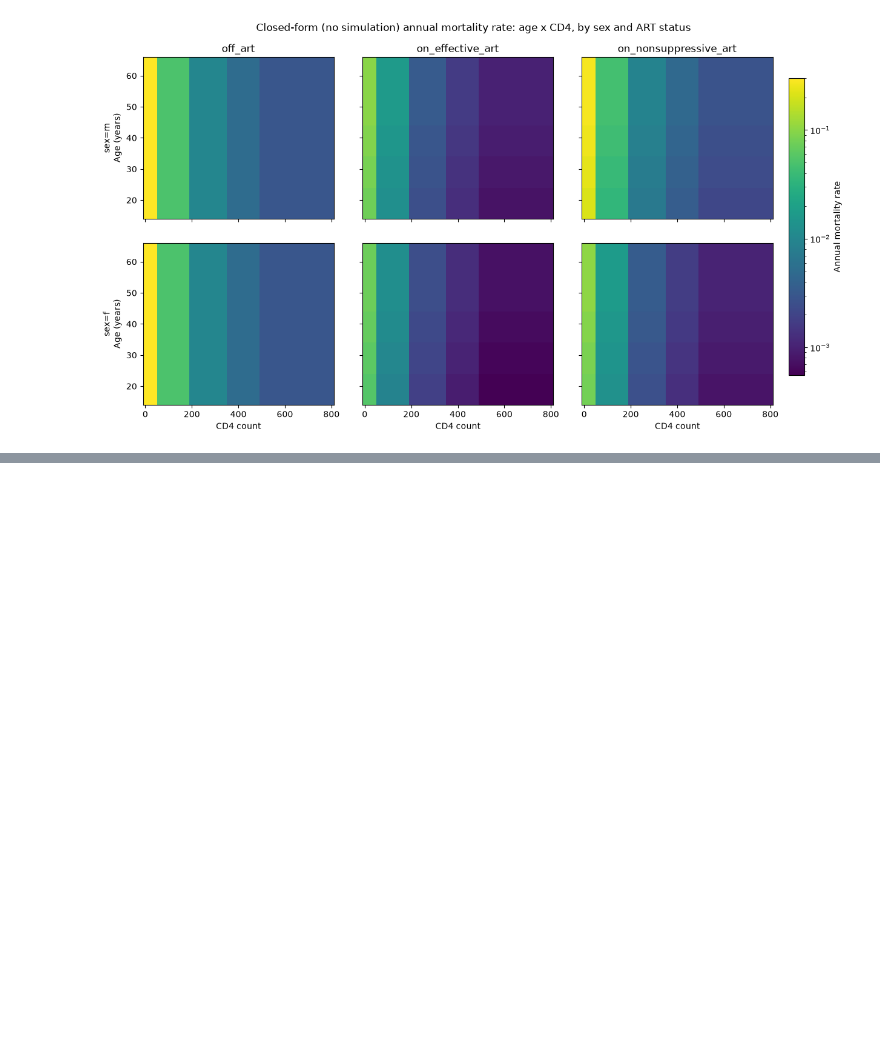
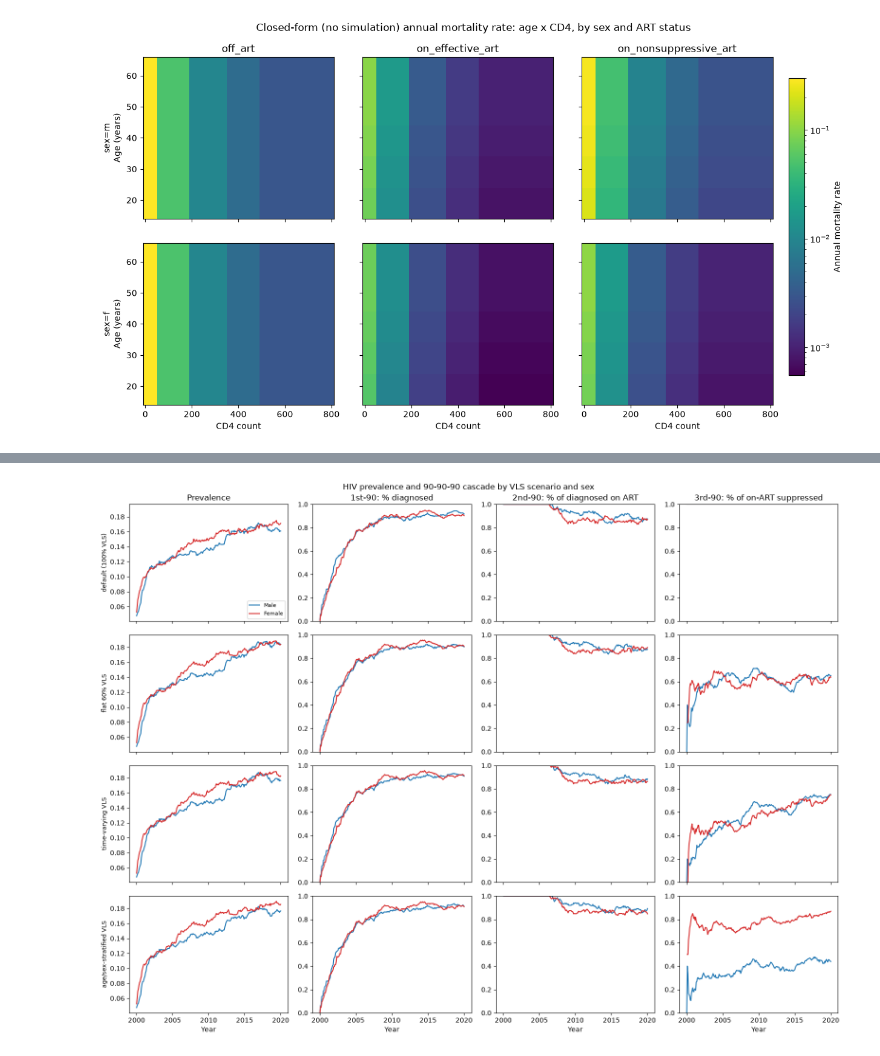
Before and after one commit to dtcitron/HIVSim_notes, a Jupyter notebook: Testing_new_ART_transmission_and_mortality.ipynb, the cells around one changed output, grey strips where cells are left out. Cells and saved outputs as stored; diff of their text form; code cells hidden in the pictures; blank space fills up the shorter version.

Commit message:
Adding demo for showing effective/nonsuppressive ART coverage, which goes with the https://github.com/starsimhub/stisim/tree/art_adherence PR

```diff
--- a/Testing_new_ART_transmission_and_mortality.ipynb
+++ b/Testing_new_ART_transmission_and_mortality.ipynb
@@ -898,0 +996,19 @@ plot_analytic_heatmaps(fine_age_vals, fine_cd4_vals, fine_grids)
+# %%
+sims = [
+    make_sim(art_default, 'default (100% VLS)'),
+    make_sim(art_flat, 'flat 60% VLS'),
+    make_sim(art_time_varying, 'time-varying VLS'),
+    make_sim(art_stratified, 'age/sex-stratified VLS'),
+]
+
+# Run each scenario in series (no ss.parallel/multiprocessing)
+for sim in sims:
+    sim.run(verbose=0)
+
+for sim in sims:
+    n_eff = int(sim.results.hiv.n_on_effective_art[-1])
+    n_nonsupp = int(sim.results.hiv.n_on_nonsuppressive_art[-1])
+    n_art = n_eff + n_nonsupp
+    frac_eff = n_eff / n_art if n_art else float('nan')
+    print(f'{sim.label:28s}  on_art={n_art:4d}  effective={n_eff:4d}  '
+          f'nonsuppressive={n_nonsupp:4d}  frac_effective={frac_eff:.2f}')
@@ -898,0 +1024,37 @@ plot_analytic_heatmaps(fine_age_vals, fine_cd4_vals, fine_grids)
+# %%
+# (label, numerator template, denominator template or None for a direct value)
+# '{s}' is filled in with 'm' or 'f'
+metrics = [
+    ('Prevalence', 'prevalence_{s}', None),
+    ('1st-90: % diagnosed', 'n_diagnosed_{s}', 'n_infected_{s}'),
+    ('2nd-90: % of diagnosed on ART', 'n_on_art_{s}', 'n_diagnosed_{s}'),
+    ('3rd-90: % of on-ART suppressed', 'n_on_effective_art_{s}', 'n_on_art_{s}'),
+]
+
+sexes = [('Male', 'm', 'tab:blue'), ('Female', 'f', 'tab:red')]
+
+fig, axes = plt.subplots(len(sims), len(metrics), figsize=(4 * len(metrics), 3 * len(sims)),
+                          sharex='col', sharey='col')
+
+for row, sim in enumerate(sims):
+    timevec = sim.results.hiv.timevec
+    for col, (metric_label, num_tmpl, denom_tmpl) in enumerate(metrics):
+        ax = axes[row, col]
+        for sex_label, s, color in sexes:
+            num = get_result(sim, num_tmpl.format(s=s))
+            y = num if denom_tmpl is None else safe_ratio(num, get_result(sim, denom_tmpl.format(s=s)))
+            ax.plot(timevec, y, color=color, label=sex_label)
+        if col > 0:
+            ax.set_ylim(0, 1)
+        if row == 0:
+            ax.set_title(metric_label)
+        if col == 0:
+            ax.set_ylabel(sim.label, fontsize=9)
+        if row == len(sims) - 1:
+            ax.set_xlabel('Year')
+
+axes[0, 0].legend(loc='lower right', fontsize=8)
+fig.suptitle('HIV prevalence and 90-90-90 cascade by VLS scenario and sex')
+fig.tight_layout()
+# %% [output]
+[figure, added]
```
Also changed, not shown: parts of 6 cells of this notebook, 2 other files.
